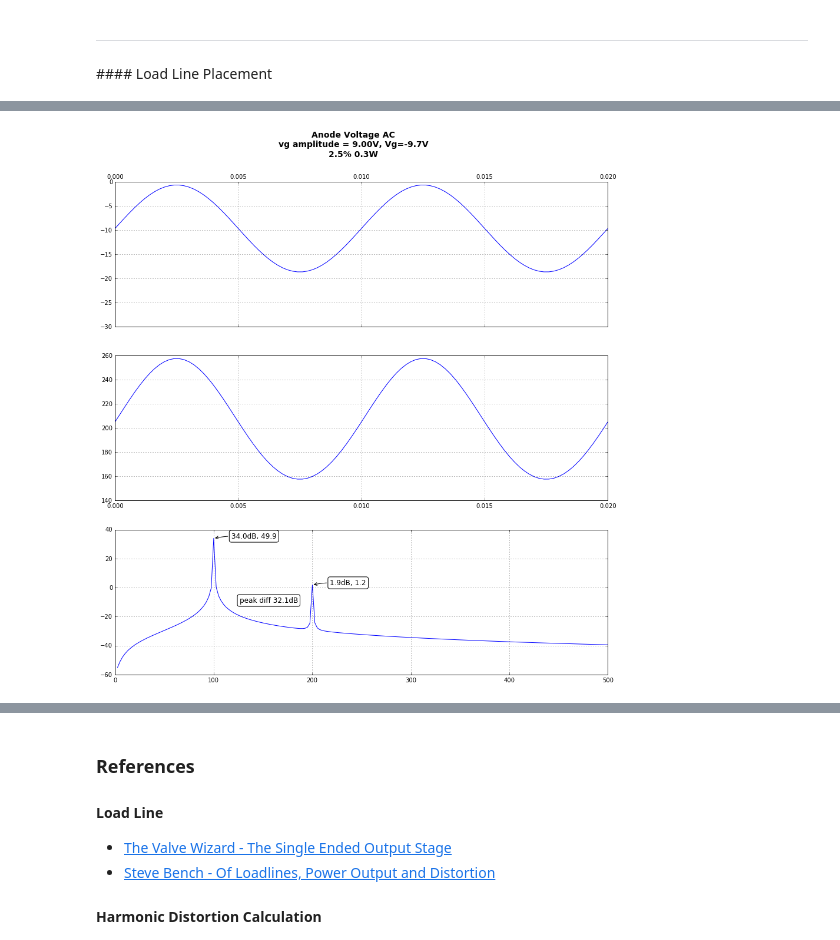
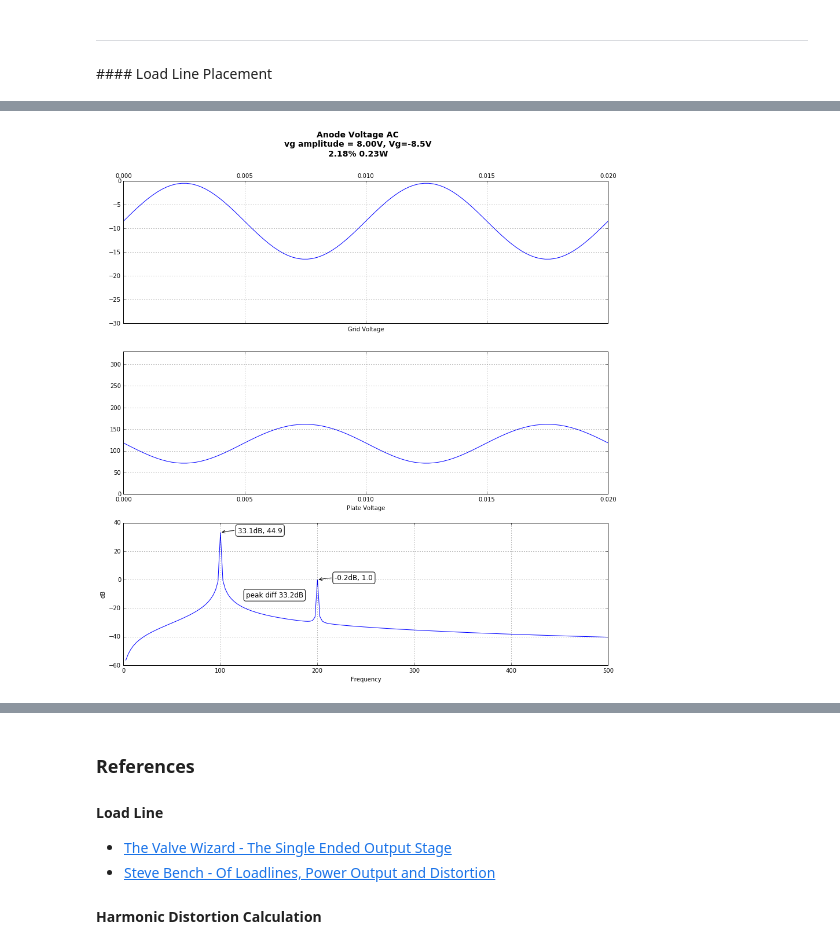
Before and after one commit to jilott/valvestudio, a Jupyter notebook: projects/mectron/triode/The Mectron Load Line - Triode.ipynb, the cells around one changed output, grey strips where cells are left out. Saved outputs shown, nothing was run; the diff lists cells and outputs as text; code cells hidden in the pictures.

```diff
--- a/projects/mectron/triode/The Mectron Load Line - Triode.ipynb
+++ b/projects/mectron/triode/The Mectron Load Line - Triode.ipynb
@@ -80,8 +80,8 @@ datasheetCurveData.tail(5)
 #### Load Line Placement
 # %%
 #initial values
-Ia = 0.0471  #plate current mA
-Va = 130   #plate voltage V
+Ia = 0.0484  #plate current mA
+Va = 118.3   #plate voltage V
 Rl = 4       #speaker impedance
 n  = 33      #pri/sec turns ratio
 
@@ -108,7 +108,7 @@ for i in range(1,colcount):
                                             datasheetCurveData[colnames[i]].tolist())
 
 def plot(_Ia,_Va,_Rl,_n):
-    global i0intersect, i16intersect,Ia,Va,Rl,n
+    global i0intersect, i16intersect,Ia,Va,Rl,n,b,m
     Ia = _Ia # set the slider values to global
     Va = _Va
     Rl = _Rl
@@ -260,11 +260,13 @@ def plot(_Ia,_Va,_Rl,_n):
 
 
     null = plt.suptitle(title,fontsize=14, fontweight='bold')
+    null = plt.xlabel('Plate Voltage')
+    null = plt.ylabel('Plate Current')
     null = plt.legend()
 
 null = interact(plot,
              _Ia=widgets.FloatSlider(min=0.01,max=0.1,step=0.0025,value=Ia),
-             _Va=widgets.FloatSlider(min=50,max=300,step=5,value=124.75),
+             _Va=widgets.FloatSlider(min=50,max=300,step=5,value=Va),
              _Rl=widgets.FloatSlider(min=2,max=16,step=2,value=4),
              _n=widgets.FloatSlider(min=10,max=40,step=1,value=33))
 # %% [output]
@@ -331,6 +341,7 @@ null = plt.legend(loc='upper left')
 from scipy import signal
 def plotTransient(vgamplitude):
     ra = Rl*n*n
+    vaMax = -b/m
 
     N = 2000
     T = 1.0 / 5000.0
@@ -339,7 +350,7 @@ def plotTransient(vgamplitude):
     t = np.linspace(0.0, N*T, N)
     vi = Vg + vgamplitude*np.sin(f*2.0*np.pi*t)
     ia = coeff[0]*vi*vi + coeff[1]*vi + coeff[2]
-    vo = ia*ra
+    vo = vaMax - ia*ra
 
     yf = fft(vo)
     xf = np.linspace(0.0, 1.0/(2.0*T), N/2)
@@ -352,79 +363,87 @@ def plotTransient(vgamplitude):
     ax.plot(t,vi)
     ax.grid(True)
     ax.tick_params(axis='x', which='both', labeltop='on',labelbottom='off')
+    ax.set_xlabel("Grid Voltage")
 
     ax = plt.subplot(312)
     null = plt.xlim([0,0.02])
-    # null = plt.ylim([0,600])
+    null = plt.ylim([0,vaMax])
     ax.plot(t,vo)
     ax.grid(True)
+    ax.set_xlabel("Plate Voltage")
 
     ax = plt.subplot(313)
     yfl = 2.0/N * np.abs(yf[:N/2])
     ax.plot(xf[1:], 20*np.log10(yfl[1:])) # take the dc component off
     null = plt.xlim([0,500])
     ax.grid(True)
+    ax.set_xlabel("Frequency")
+    ax.set_ylabel("dB")
 
     mags = []
     for i in range(len(xf)):
         if xf[i]%100 < 1:
             mags.append(2.0/N*np.abs(yf[i]))
             # print xf[i],2.0/N*np.abs(yf[i])
 
     sum = 0
     for i in range(2,8):
         sum += mags[i]*mags[i]
 
     dist = 100*math.sqrt(sum)/mags[1]
     power = math.pow((mags[1]/n)/math.sqrt(2),2)/Rl
 
-    null = plt.suptitle("Anode Voltage AC\nvg amplitude = %.2fV, Vg=%.1fV\n%.1f%% %.1fW"%(vgamplitude,Vg,dist,power),fontsize=14, fontweight='bold')
+    null = plt.suptitle("Anode Voltage AC\nvg amplitude = %.2fV, Vg=%.1fV\n%.2f%% %.2fW"%(vgamplitude,Vg,dist,power),fontsize=14, fontweight='bold')
 
-    peakind = signal.find_peaks_cwt(20*np.log10(yfl), np.arange(1,10))
-    # print peakind, xf[peakind], yfl[peakind]
+    try:
+        peakind = signal.find_peaks_cwt(20*np.log10(yfl), np.arange(1,10))
+        # print peakind, xf[peakind], yfl[peakind]
 
-    # the peaks are off by 1 for some reason
-    i1 = peakind[0]-1
-    p1 = yfl[i1]
-    p1l = 20 * np.log10(p1)
+        # the peaks are off by 1 for some reason
+        i1 = peakind[0]-1
+        p1 = yfl[i1]
+        p1l = 20 * np.log10(p1)
 
-    i2 = peakind[1]-1
-    p2 = np.abs(yfl[i2])
-    p2l = 20 * np.log10(p2)
+        i2 = peakind[1]-1
+        p2 = np.abs(yfl[i2])
+        p2l = 20 * np.log10(p2)
 
-    null = plt.annotate(s="%.1fdB, %.1f"%(p1l,p1),
-                xy=(xf[i1],p1l),
-                xycoords='data',
-                xytext=(30,0),
-                textcoords='offset points',
-                bbox=dict(boxstyle="round", fc="1.0"),
-                size=12,
-                arrowprops=dict(arrowstyle="->",
-                                connectionstyle="angle,angleA=0,angleB=10,rad=10"))
-    null = plt.annotate(s="%.1fdB, %.1f"%(p2l,p2),
-                xy=(xf[i2],p2l),
-                xycoords='data',
-                xytext=(30,0),
-                textcoords='offset points',
-                bbox=dict(boxstyle="round", fc="1.0"),
-                size=12,
-                arrowprops=dict(arrowstyle="->",
-                                connectionstyle="angle,angleA=0,angleB=10,rad=10"))
+        null = plt.annotate(s="%.1fdB, %.1f"%(p1l,p1),
+                    xy=(xf[i1],p1l),
+                    xycoords='data',
+                    xytext=(30,0),
+                    textcoords='offset points',
+                    bbox=dict(boxstyle="round", fc="1.0"),
+                    size=12,
+                    arrowprops=dict(arrowstyle="->",
+                                    connectionstyle="angle,angleA=0,angleB=10,rad=10"))
+        null = plt.annotate(s="%.1fdB, %.1f"%(p2l,p2),
+                    xy=(xf[i2],p2l),
+                    xycoords='data',
+                    xytext=(30,0),
+                    textcoords='offset points',
+                    bbox=dict(boxstyle="round", fc="1.0"),
+                    size=12,
+                    arrowprops=dict(arrowstyle="->",
+                                    connectionstyle="angle,angleA=0,angleB=10,rad=10"))
 
-    null = plt.annotate(s="peak diff %.1fdB"%(abs(p1l-p2l)),
-                xy=((xf[i2]+xf[i1])/2,p2l),
-                xycoords='data',
-                xytext=(-40,-30),
-                textcoords='offset points',
-                bbox=dict(boxstyle="round", fc="1.0"),
-                size=12)
+        null = plt.annotate(s="peak diff %.1fdB"%(abs(p1l-p2l)),
+                    xy=((xf[i2]+xf[i1])/2,p2l),
+                    xycoords='data',
+                    xytext=(-40,-30),
+                    textcoords='offset points',
+                    bbox=dict(boxstyle="round", fc="1.0"),
+                    size=12)
+
+    except IndexError:
+        pass # no peaks
 
     plt.show()
 
 
 null = interact(plotTransient, vgamplitude=widgets.FloatSlider(min=0,max=30,step=0.25,value=1))
 # %% [output]
-[figure, old version]
+[figure, new version]
 # %%
 from IPython.display import HTML
 
```
Also changed, not shown: parts of 5 cells of this notebook, 9 other files.
